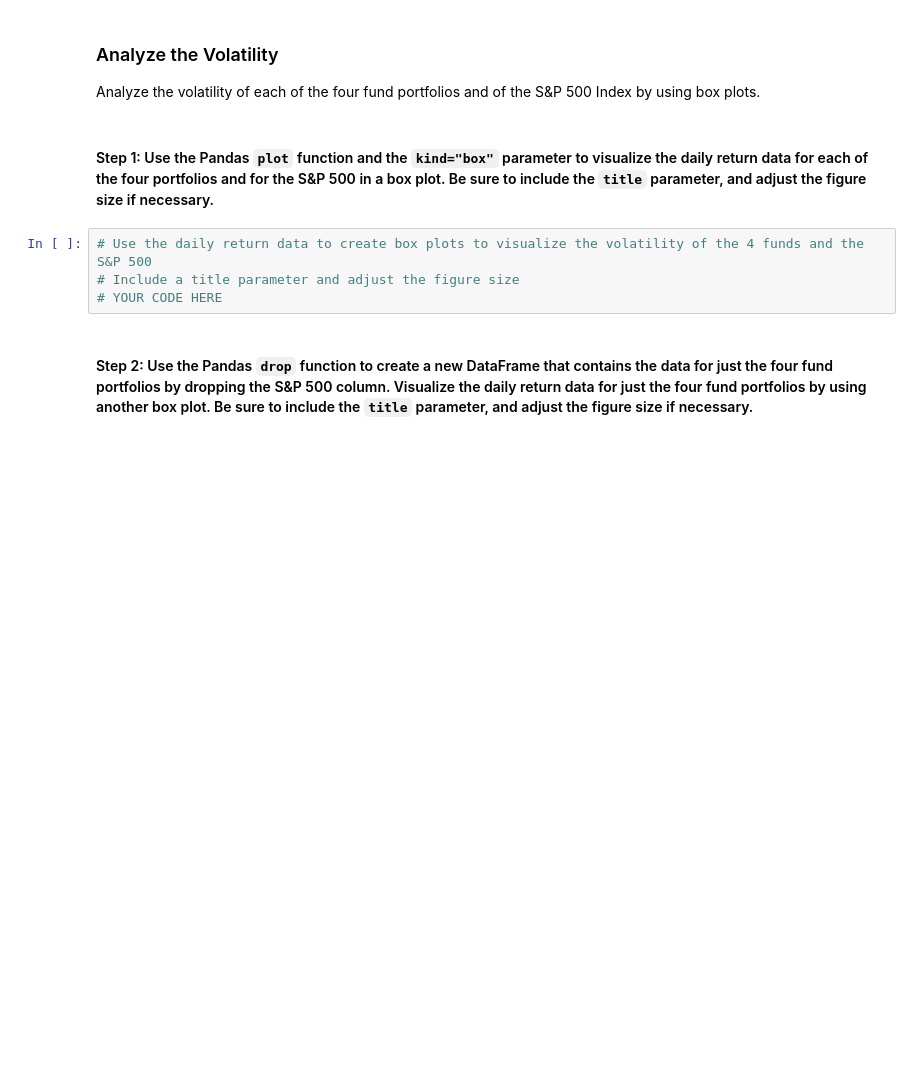
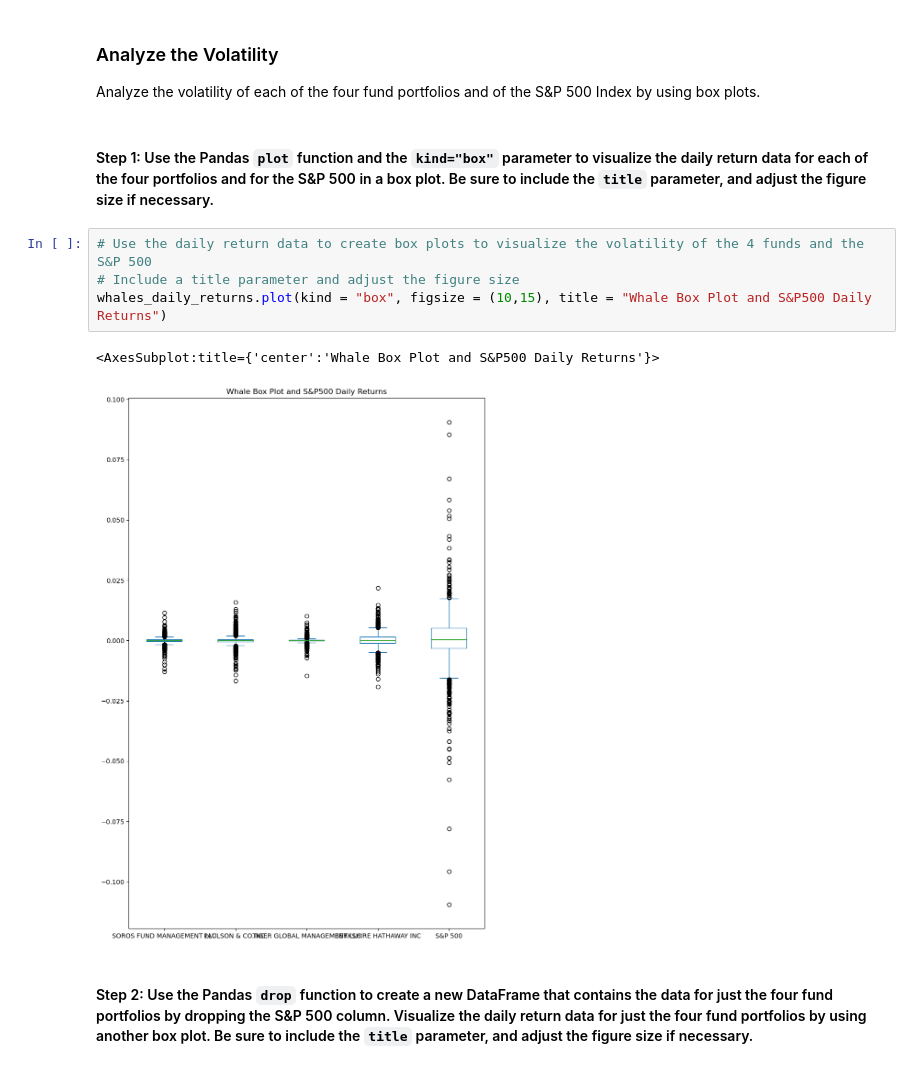
Before and after one commit to Tmccoy22/whale_cahllenge, a Jupyter notebook: risk_return_analysis.ipynb, the cells around one changed output. Saved outputs shown, nothing was run; the diff lists cells and outputs as text; blank space fills up the shorter version.

```diff
--- a/risk_return_analysis.ipynb
+++ b/risk_return_analysis.ipynb
@@ -190,7 +214,10 @@ Analyze the volatility of each of the four fund portfolios and of the S&P 500 In
 # %%
 # Use the daily return data to create box plots to visualize the volatility of the 4 funds and the S&P 500
 # Include a title parameter and adjust the figure size
-# YOUR CODE HERE
+whales_daily_returns.plot(kind = "box", figsize = (10,15), title = "Whale Box Plot and S&P500 Daily Returns")
+# %% [output]
+<AxesSubplot:title={'center':'Whale Box Plot and S&P500 Daily Returns'}>
+[figure, added]
 # %% [markdown]
 #### Step 2: Use the Pandas `drop` function to create a new DataFrame that contains the data for just the four fund portfolios by dropping the S&P 500 column. Visualize the daily return data for just the four fund portfolios by using another box plot. Be sure to include the `title` parameter, and adjust the figure size if necessary.
 # %%
```
Also changed, not shown: parts of 13 cells of this notebook.
